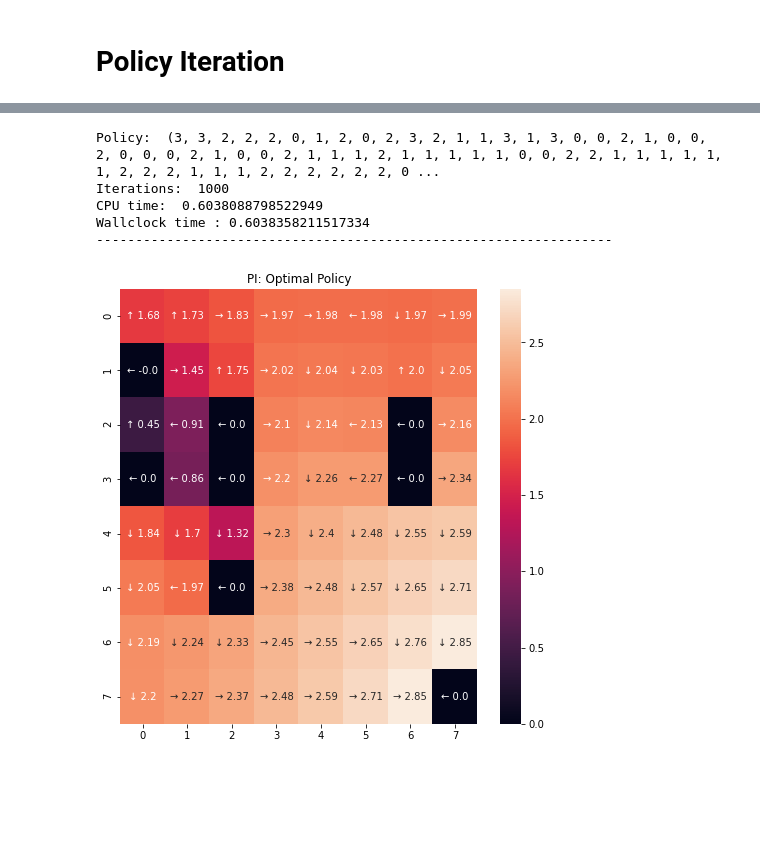
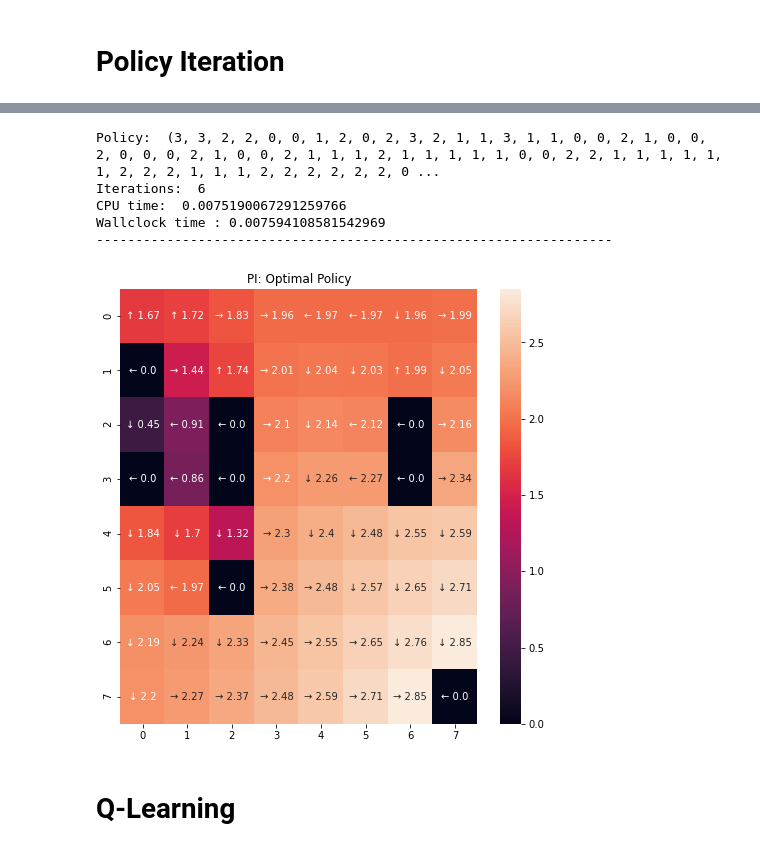
Before and after one commit to rahalrsh/reinforcement-learning, a Jupyter notebook: frozen_lake.ipynb, the cells around one changed output, grey strips where cells are left out. Saved outputs shown, nothing was run; the diff lists cells and outputs as text; code cells hidden in the pictures; blank space fills up the shorter version.

```diff
--- a/frozen_lake.ipynb
+++ b/frozen_lake.ipynb
@@ -80,7 +80,7 @@ def render_frozen_lake(s, h, w):
     plt.tight_layout()
     plt.show()
 # %%
-def show_policy(vi, w, h, title):
+def show_policy(vi, w, h, title, save_as):
     policy_array = np.array(list(vi.policy)).reshape(w,h).astype(str)
     value_array = np.round(np.array(list(vi.V)).reshape(w,h), 2)
 
@@ -95,6 +95,7 @@ def show_policy(vi, w, h, title):
     plt.figure(figsize=(w,h))
     plt.title(title)
     sns.heatmap(value_array, annot=policy_viz, fmt="")
+    plt.savefig(save_as)
 # %% [markdown]
 ##### Value Iteration Runner
 # %%
@@ -376,12 +507,14 @@ show_policy(vi, w, h, "VI: Optimal Policy")
 # %%
-pi = run_pi(P=P, R=R, gamma=0.99, epsilon=0.01, max_iter=1000)
+pi = run_pi(P=P, R=R, gamma=0.99, epsilon=0.01, max_iter=6, verbose=True)
 # %% [output]
-Policy:  (3, 3, 2, 2, 2, 0, 1, 2, 0, 2, 3, 2, 1, 1, 3, 1, 3, 0, 0, 2, 1, 0, 0, 2, 0, 0, 0, 2, 1, 0, 0, 2, 1, 1, 1, 2, 1, 1, 1, 1, 1, 0, 0, 2, 2, 1, 1, 1, 1, 1, 1, 2, 2, 2, 1, 1, 1, 2, 2, 2, 2, 2, 2, 0 ...
-Iterations:  1000
-CPU time:  0.6038088798522949
-Wallclock time : 0.6038358211517334
+Policy:  (3, 3, 2, 2, 0, 0, 1, 2, 0, 2, 3, 2, 1, 1, 3, 1, 1, 0, 0, 2, 1, 0, 0, 2, 0, 0, 0, 2, 1, 0, 0, 2, 1, 1, 1, 2, 1, 1, 1, 1, 1, 0, 0, 2, 2, 1, 1, 1, 1, 1, 1, 2, 2, 2, 1, 1, 1, 2, 2, 2, 2, 2, 2, 0 ...
+Iterations:  6
+CPU time:  0.0075190067291259766
+Wallclock time : 0.007594108581542969
 ------------------------------------------------------------------
 # %%
-show_policy(pi, w, h, "PI: Optimal Policy")
+show_policy(pi, w, h, "PI: Optimal Policy", save_as="images/fl/pi_120.png")
 # %% [output]
-[figure, old version]
+[figure, new version]
+# %% [markdown]
+# Q-Learning
```
Also changed, not shown: parts of 25 cells of this notebook.
